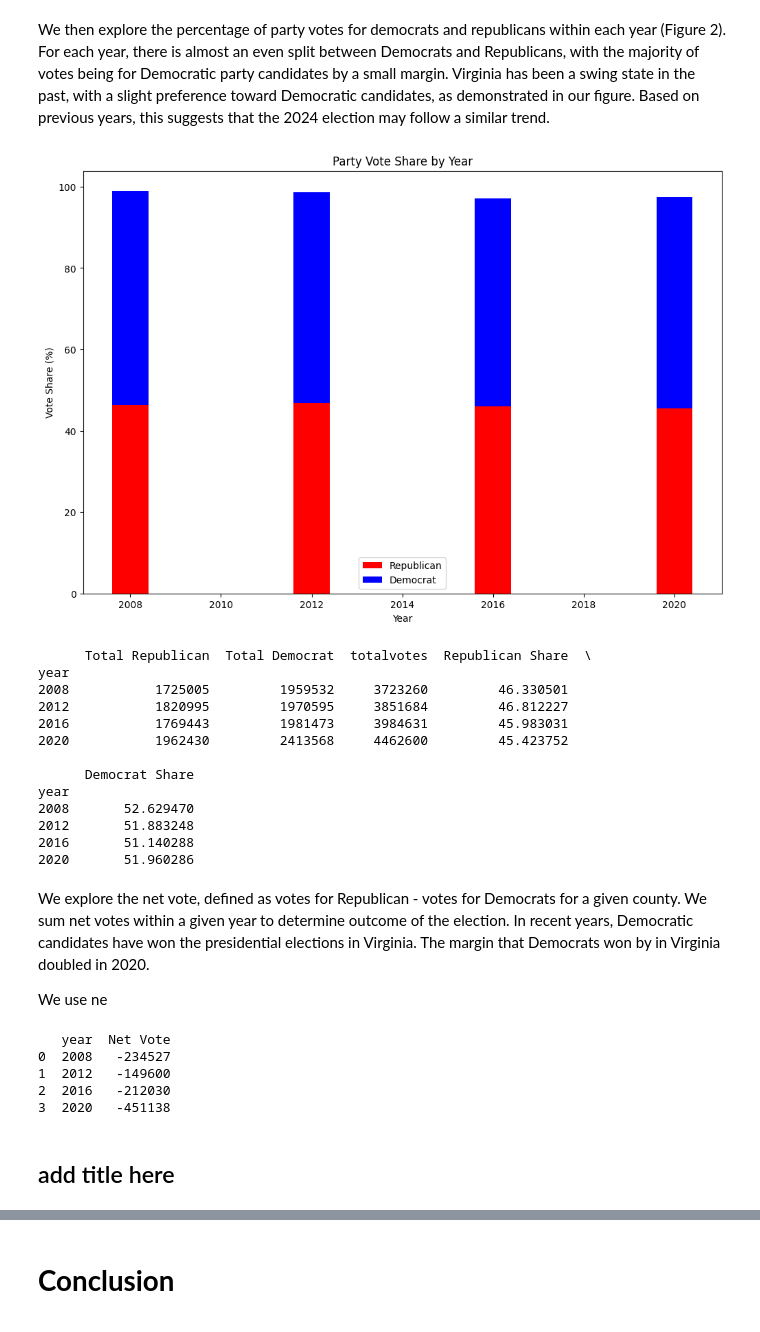
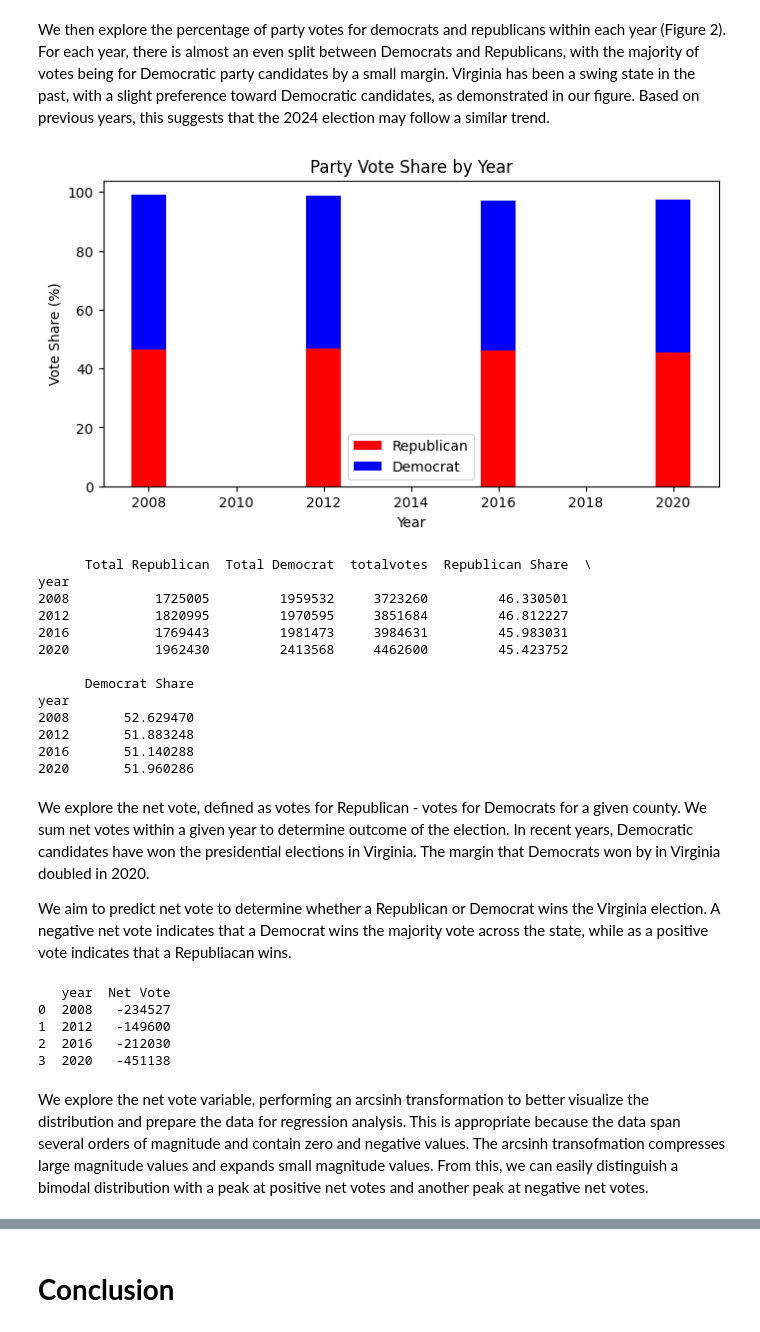
Before and after one commit to Catherine-Nguyen88/project_voting, a Jupyter notebook: DS3001_Project_3_Report_(Group_17).ipynb, the cells around one changed output, grey strips where cells are left out. Cells and saved outputs as stored; diff of their text form; code cells hidden in the pictures.

```diff
--- a/DS3001_Project_3_Report_(Group_17).ipynb
+++ b/DS3001_Project_3_Report_(Group_17).ipynb
@@ -72,24 +72,24 @@ We then explore the percentage of party votes for democrats and republicans with
 # %%
 # Party Vote Share by Year (Republican vs. Democrat)
 grouped_df = df.groupby('year').sum()
 
 # Calculate cumulative party vote shares as percentages
 grouped_df['Republican Share'] = (grouped_df['Total Republican'].cumsum() / grouped_df['totalvotes'].cumsum()) * 100
 grouped_df['Democrat Share'] = (grouped_df['Total Democrat'].cumsum() / grouped_df['totalvotes'].cumsum()) * 100
 
 # Create stacked bar plot
-plt.figure(figsize=(12, 8))
+plt.figure(figsize=(8, 4))
 plt.bar(grouped_df.index, grouped_df['Republican Share'], label='Republican', color='red')
 plt.bar(grouped_df.index, grouped_df['Democrat Share'], bottom=grouped_df['Republican Share'], label='Democrat', color='blue')
 plt.xlabel('Year')
 plt.ylabel('Vote Share (%)')
 plt.title('Party Vote Share by Year')
 plt.legend()
 plt.show()
 
 print(grouped_df[['Total Republican', 'Total Democrat', 'totalvotes', 'Republican Share', 'Democrat Share']])
 # %% [output]
-[figure, old version]
+[figure, new version]
       Total Republican  Total Democrat  totalvotes  Republican Share  \
 year
 2008           1725005         1959532     3723260         46.330501
@@ -106,7 +106,7 @@ year
 # %% [markdown]
 We explore the net vote, defined as votes for Republican - votes for Democrats for a given county. We sum net votes within a given year to determine outcome of the election. In recent years, Democratic candidates have won the presidential elections in Virginia. The margin that Democrats won by in Virginia doubled in 2020.
 
-We use ne
+We aim to predict net vote to determine whether a Republican or Democrat wins the Virginia election. A negative net vote indicates that a Democrat wins the majority vote across the state, while as a positive vote indicates that a Republiacan wins.
 # %%
 summary_df = df.groupby('year')['Net Vote'].sum().reset_index()
 print(summary_df)
@@ -116,6 +116,6 @@ print(summary_df)
 1  2012   -149600
 2  2016   -212030
 3  2020   -451138
-# %% [markdown]
-## add title here
+# %% [markdown]
+We explore the net vote variable, performing an arcsinh transformation to better visualize the distribution and prepare the data for regression analysis. This is appropriate because the data span several orders of magnitude and contain zero and negative values. The arcsinh transofmation compresses large magnitude values and expands small magnitude values. From this, we can easily distinguish a bimodal distribution with a peak at positive net votes and another peak at negative net votes.
 # %%
```
Also changed, not shown: parts of 8 cells of this notebook.
